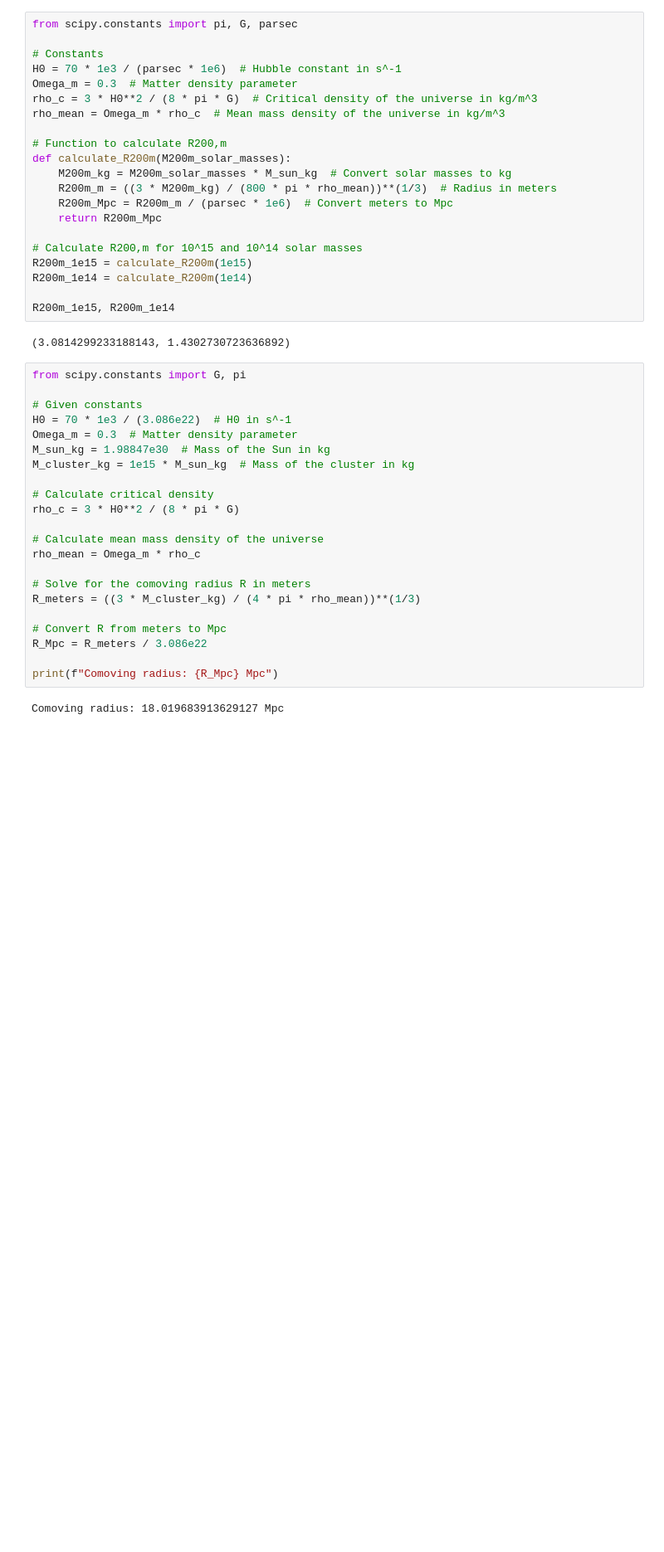
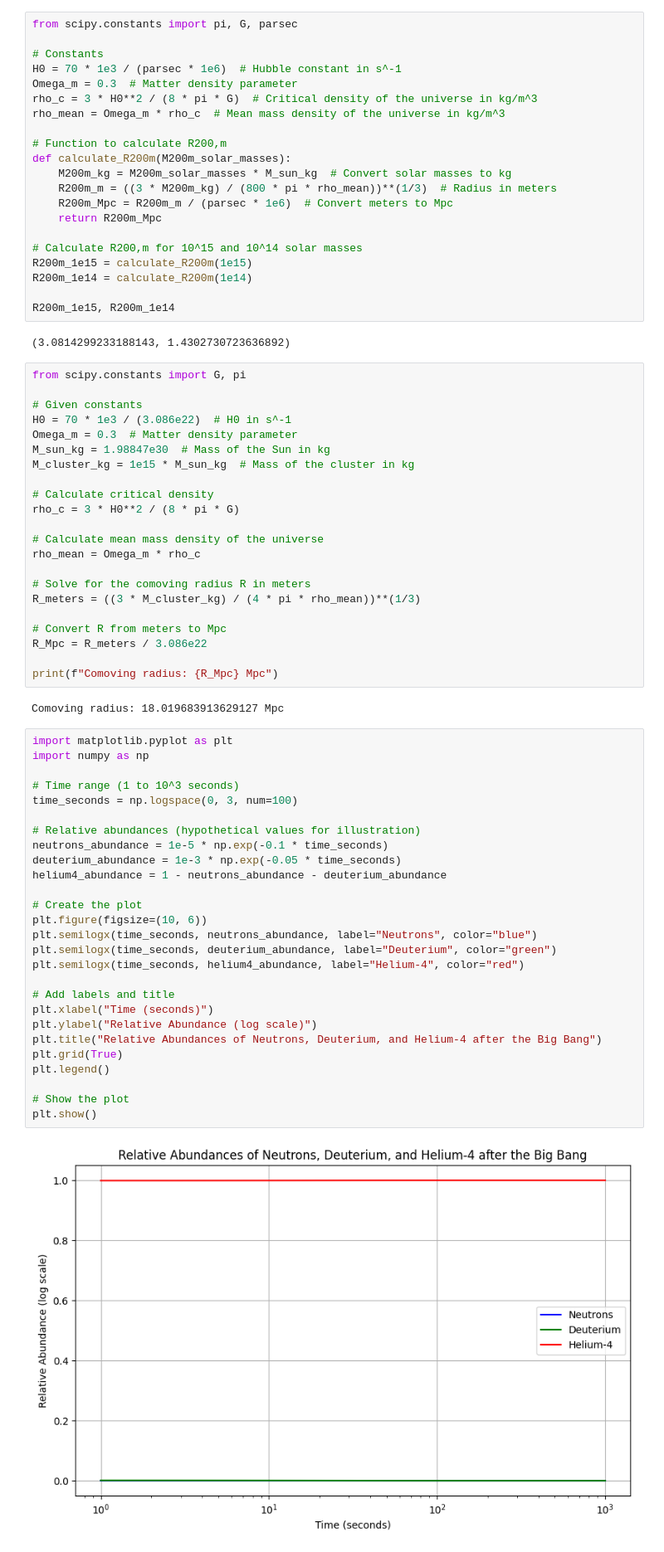
Before and after one commit to Fr4nc3/astrophysics-exercises, a Jupyter notebook: cosmology/cosmology.ipynb, the cells around one changed output. Shown at 83% size. Cells and saved outputs as stored; diff of their text form; blank space fills up the shorter version.

```diff
--- a/cosmology/cosmology.ipynb
+++ b/cosmology/cosmology.ipynb
@@ -760,3 +760,32 @@ R_Mpc = R_meters / 3.086e22
 print(f"Comoving radius: {R_Mpc} Mpc")
 # %% [output]
 Comoving radius: 18.019683913629127 Mpc
+# %%
+import matplotlib.pyplot as plt
+import numpy as np
+
+# Time range (1 to 10^3 seconds)
+time_seconds = np.logspace(0, 3, num=100)
+
+# Relative abundances (hypothetical values for illustration)
+neutrons_abundance = 1e-5 * np.exp(-0.1 * time_seconds)
+deuterium_abundance = 1e-3 * np.exp(-0.05 * time_seconds)
+helium4_abundance = 1 - neutrons_abundance - deuterium_abundance
+
+# Create the plot
+plt.figure(figsize=(10, 6))
+plt.semilogx(time_seconds, neutrons_abundance, label="Neutrons", color="blue")
+plt.semilogx(time_seconds, deuterium_abundance, label="Deuterium", color="green")
+plt.semilogx(time_seconds, helium4_abundance, label="Helium-4", color="red")
+
+# Add labels and title
+plt.xlabel("Time (seconds)")
+plt.ylabel("Relative Abundance (log scale)")
+plt.title("Relative Abundances of Neutrons, Deuterium, and Helium-4 after the Big Bang")
+plt.grid(True)
+plt.legend()
+
+# Show the plot
+plt.show()
+# %% [output]
+[figure, added]
```
Also changed, not shown: parts of 6 cells of this notebook.
